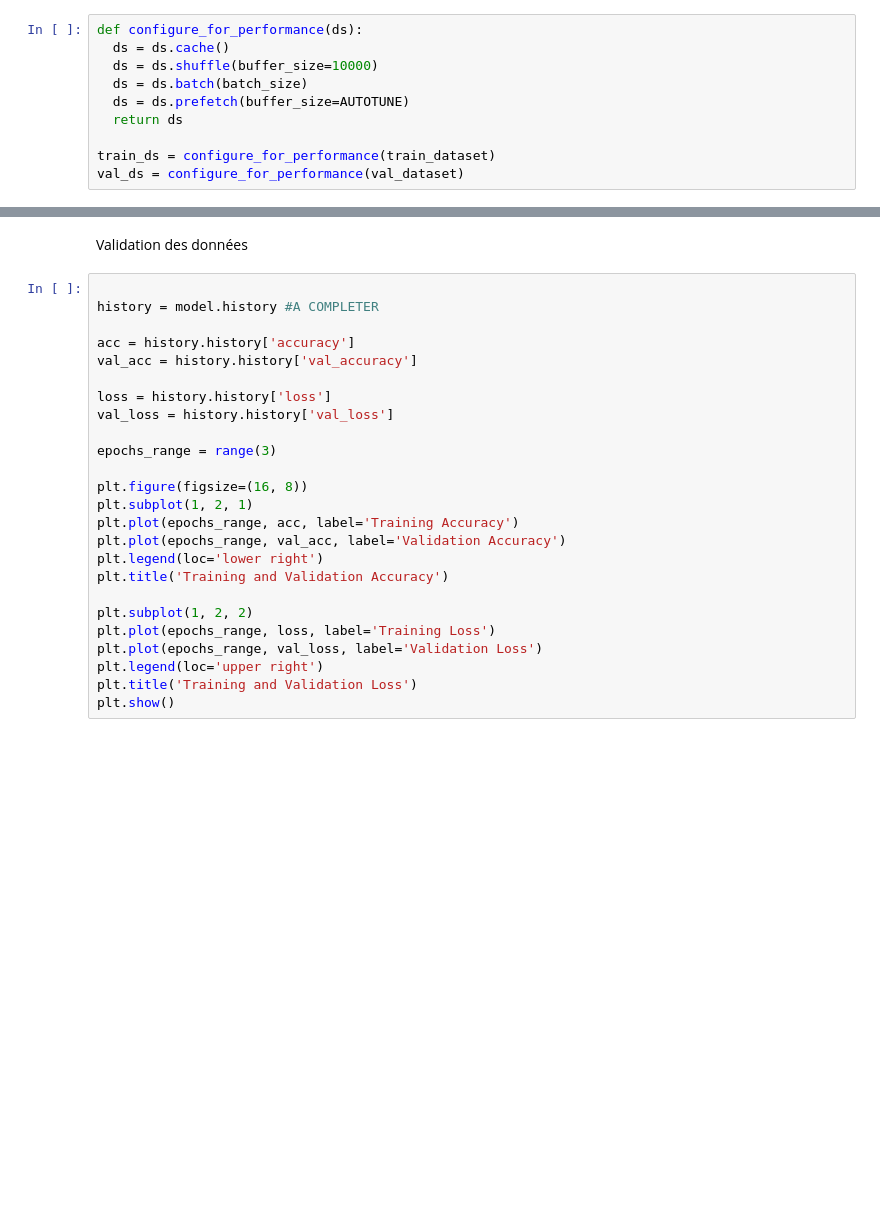
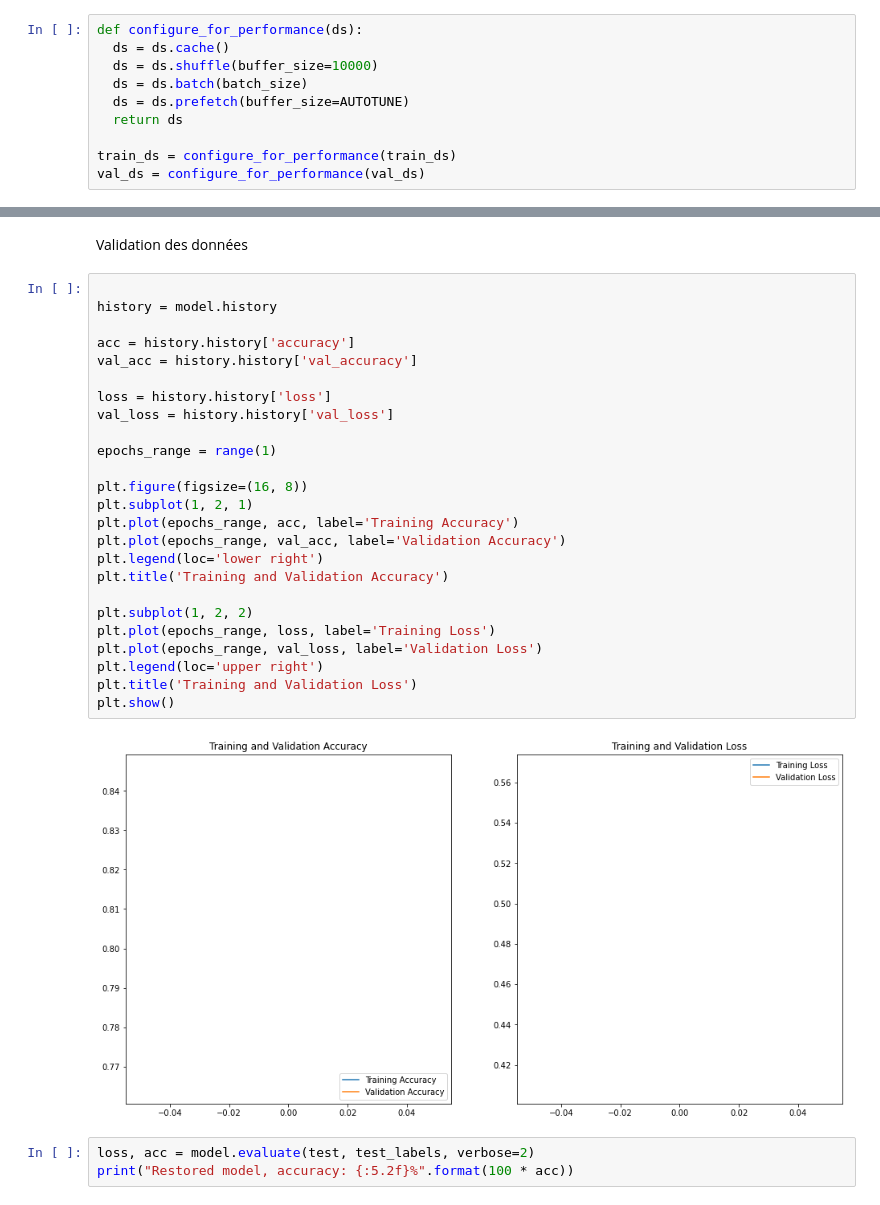
Before and after one commit to km229/leyenda_project, a Jupyter notebook: livrable_1.ipynb, the cells around one changed output, grey strips where cells are left out. Cells and saved outputs as stored; diff of their text form; blank space fills up the shorter version.

```diff
--- a/livrable_1.ipynb
+++ b/livrable_1.ipynb
@@ -105,8 +108,8 @@ def configure_for_performance(ds):
   ds = ds.prefetch(buffer_size=AUTOTUNE)
   return ds
 
-train_ds = configure_for_performance(train_dataset)
-val_ds = configure_for_performance(val_dataset)
+train_ds = configure_for_performance(train_ds)
+val_ds = configure_for_performance(val_ds)
 # %%
 image_batch, label_batch = next(iter(train_ds))
 
@@ -197,26 +241,31 @@ model.fit(
 Validation des données
 # %%
 
-history = model.history #A COMPLETER
+history = model.history
 
 acc = history.history['accuracy']
 val_acc = history.history['val_accuracy']
 
 loss = history.history['loss']
 val_loss = history.history['val_loss']
 
-epochs_range = range(3)
+epochs_range = range(1)
 
 plt.figure(figsize=(16, 8))
 plt.subplot(1, 2, 1)
 plt.plot(epochs_range, acc, label='Training Accuracy')
 plt.plot(epochs_range, val_acc, label='Validation Accuracy')
 plt.legend(loc='lower right')
 plt.title('Training and Validation Accuracy')
 
 plt.subplot(1, 2, 2)
 plt.plot(epochs_range, loss, label='Training Loss')
 plt.plot(epochs_range, val_loss, label='Validation Loss')
 plt.legend(loc='upper right')
 plt.title('Training and Validation Loss')
 plt.show()
+# %% [output]
+[figure, added]
+# %%
+loss, acc = model.evaluate(test, test_labels, verbose=2)
+print("Restored model, accuracy: {:5.2f}%".format(100 * acc))
```
Also changed, not shown: parts of 6 cells of this notebook, 1 other file.
